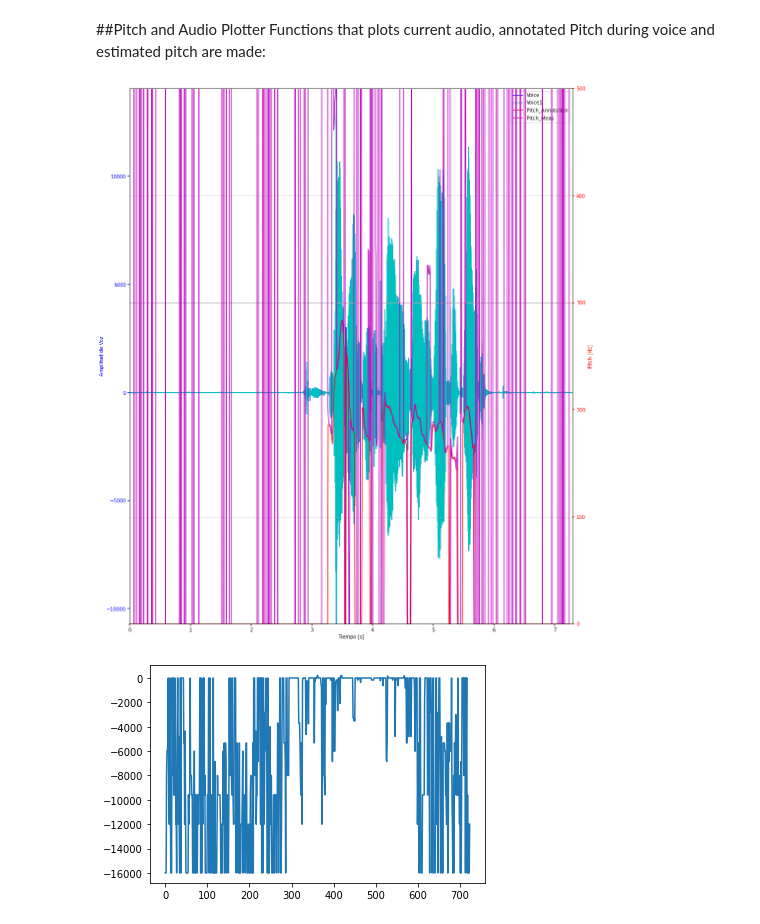
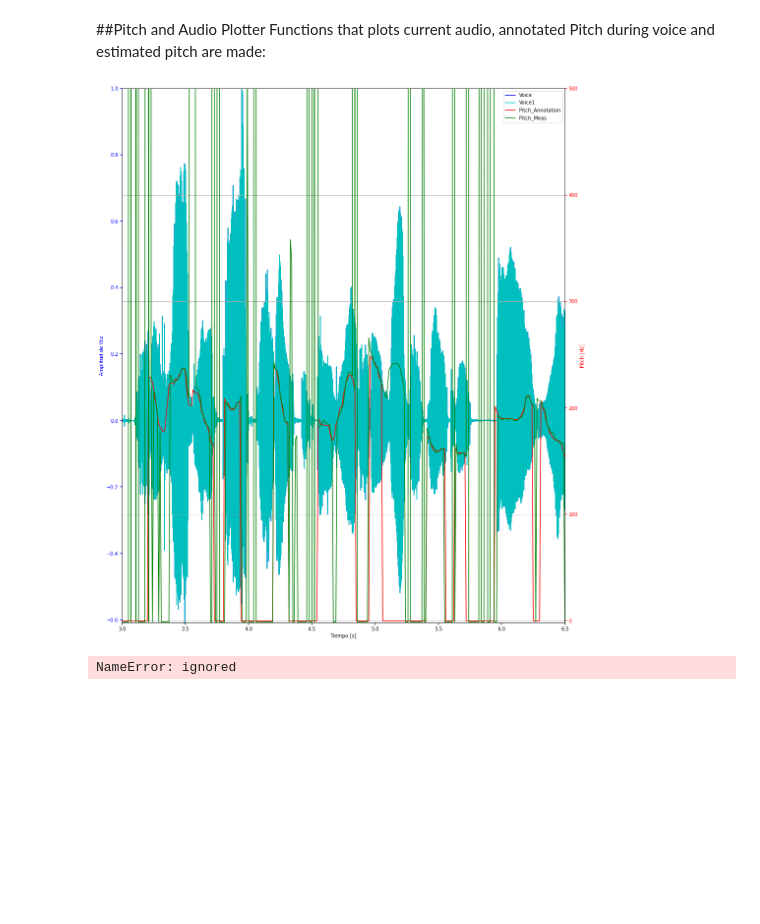
Before and after one commit to taomasgonzalez/Voice_Pitch_Tracking, a Jupyter notebook: Presentation/Voice_PItch_Tracker.ipynb, the cells around one changed output. Cells and saved outputs as stored; diff of their text form; code cells hidden in the pictures; blank space fills up the shorter version.

```diff
--- a/Presentation/Voice_PItch_Tracker.ipynb
+++ b/Presentation/Voice_PItch_Tracker.ipynb
@@ -110,8 +371,17 @@ def create_midi(voice_path, annot_path):
     # obtengo el audio monofónico
     instrument = 1      # Grand Piano
 
+    seg = Segmenter()
+    vda_segmentation = seg(voice_path)
+
+    snd = parselmouth.Sound(voice_path)
+
     fs, audio = wav.read(voice_path)
+
     audio_mono = audio
+
+    audio_mono =audio_mono/ np.max(np.abs(audio_mono))
+    audio_mono = audio_mono-np.mean(audio_mono)
 
     data = pd.read_table(annot_path, delim_whitespace=True, names=('Pitch', 'P_Voice', 'RMSE','P_NCCS'))
     Pitch_Annot=data["Pitch"]
@@ -119,41 +389,49 @@ def create_midi(voice_path, annot_path):
     #midi_filer = MidiBuilder(1000, instrument)
 
     # get the window intervals to partition the audio
-    note_segments = SDA.notes_segmentation(len(audio_mono), fs, window_seconds=0.042, overlap_seconds=0.01)
+
+    wind_sec=0.032
+    hop_sec=0.01
+
+    note_segments = SDA.notes_segmentation(len(audio_mono),vda_segmentation, fs, window_seconds=wind_sec, overlap_seconds=hop_sec)
 
     # find the pitch of each segment. notes_fo[i] will be -1 if the segment is unvoiced
     freqs_fo, pitches_fo = PDA.assign_pitch(audio_mono, fs, note_segments, PDA.autocorrelationAlgorithm)
 
 
-    plotter(audio_mono, Pitch_Annot,freqs_fo, 0.022, 0.032,fs)
+    plotter(audio_mono, Pitch_Annot,freqs_fo, wind_sec-hop_sec, wind_sec,fs)
+
+    spectrogram_plotter(snd,Pitch_Annot,freqs_fo, wind_sec-hop_sec, wind_sec,fs)
+
     # with open('somefile.txt', 'a') as the_file:
     #     for freq_fo in freqs_fo:
     #         the_file.write(freq_fo + '\n')
     # Se genera el archivo midi correspondiente para corroborar que se detectaron las notas correctamente
     # midi_filer.play_notes(note_segments, fs, pitches_fo, file_name)
 
     # A partir de la frecuencia fundamental de cada nota se averigua el nombre de las mismas
     # notes_name = PDA.translateNotes(pitches_fo)
     # Se muestran gráficamente el resultado
     # front.show_results(notes_name, note_segments, audio_mono)
 
     #plt.plot(Pitch_Annot)
-    plt.plot(Pitch_Annot-freqs_fo[0:len(Pitch_Annot)])
+    #plt.plot(Pitch_Annot-freqs_fo[0:len(Pitch_Annot)])
+    plt.plot(freqs_fo)
 # front.print_instructions()
 # selected_option = input()
 # #
 # if selected_option == front.CREATE_MIDI:
 #     create_midi()
 # elif selected_option == front.SPECTROGRAM:
 #     f_name = get_wav_file_from_user()
 #     gs.GraphSpectrogram(AUDIO_PATH + f_name)
 # else:
 #     # error
 #     print("Opcion invalida\n")
 
 # file_name = "punteoSongPiano"
 # create_midi(AUDIO_PATH + file_name + ".wav")
-create_midi("/content/drive/Shared drives/Pitch Tracking/FEMALE/MIC/F01/mic_F01_sa2.wav","/content/drive/Shared drives/Pitch Tracking/FEMALE/REF/F01/ref_F01_sa2.f0")
+create_midi("/content/drive/Shared drives/Pitch Tracking/FEMALE/MIC/F01/mic_F01_sa1.wav","/content/drive/Shared drives/Pitch Tracking/FEMALE/REF/F01/ref_F01_sa1.f0")
 # %% [output]
-[figure, old version]
+[figure, new version]
-[figure, removed]
+NameError: ignored
```
Also changed, not shown: parts of 4 cells of this notebook.
